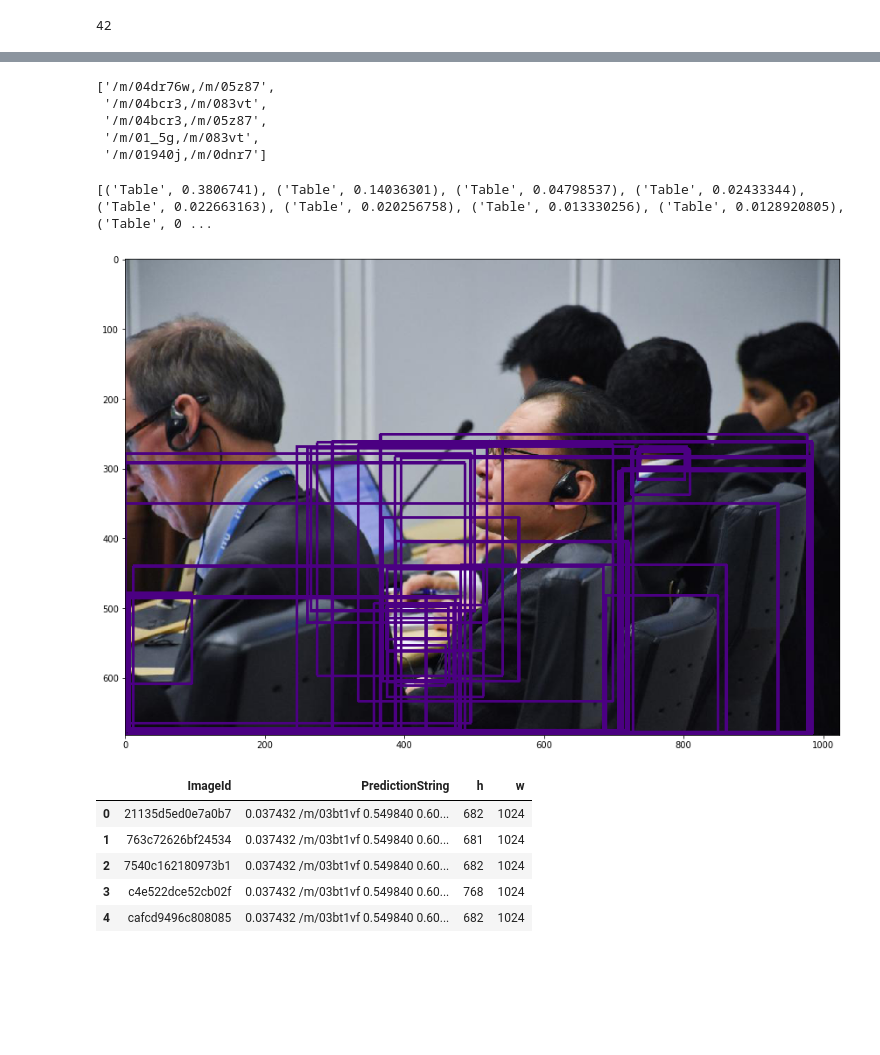
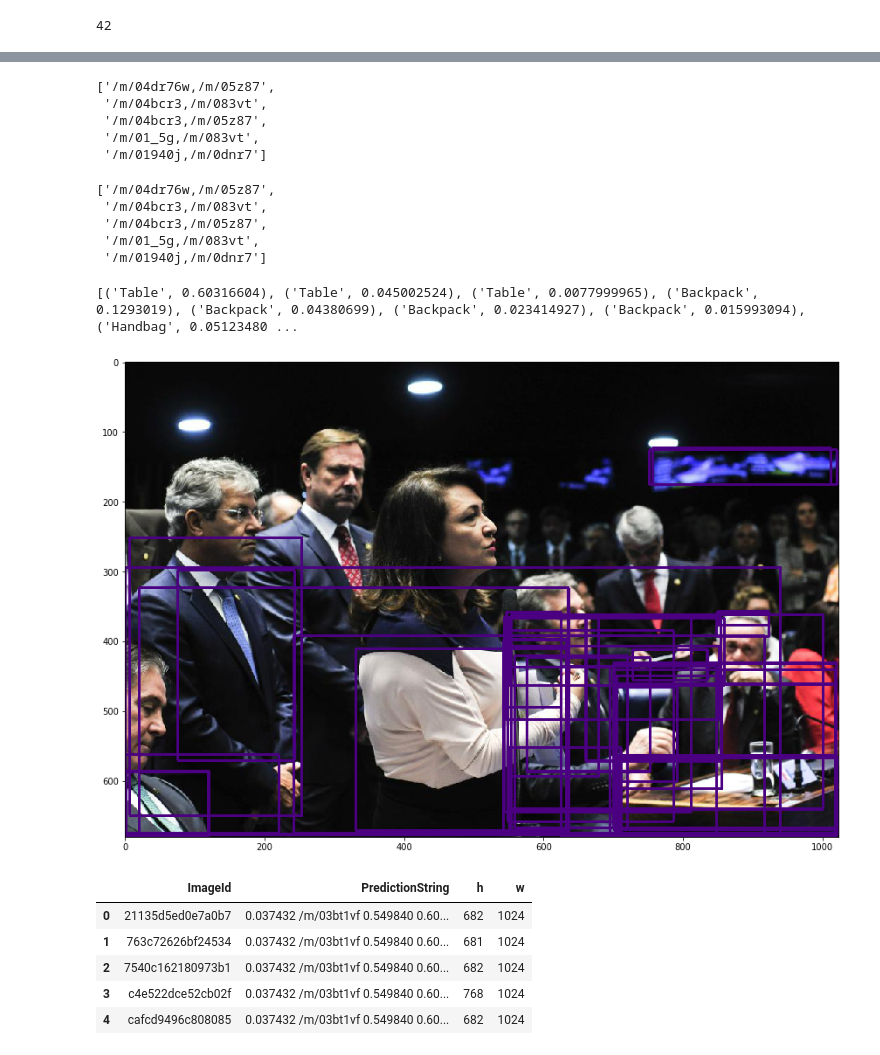
Before and after one commit to chicm/open-images-vrd, a Jupyter notebook: notebooks/submit-is-42.ipynb, the cells around one changed output, grey strips where cells are left out. Saved outputs shown, nothing was run; the diff lists cells and outputs as text; code cells hidden in the pictures; blank space fills up the shorter version.

```diff
--- a/notebooks/submit-is-42.ipynb
+++ b/notebooks/submit-is-42.ipynb
@@ -163,7 +167,7 @@ def draw_bounding_boxes_on_image(
 # %%
 # submission
 
-with open('/mnt/chicm/open-images-vrd/work_dirs/is_42_cas/preds_0726_2.pkl', 'rb') as f:
+with open('/mnt/chicm/open-images-vrd/work_dirs/is_42_cas/preds_0729.pkl', 'rb') as f:
     preds = pickle.load(f)
 # %%
 len(preds[0])
@@ -189,6 +193,14 @@ preds[0]
  array([], shape=(0, 5), dtype=float32),
  array([], shape=(0, 5), dtype=float32),
  array([], shape=(0, 5), dtype=float32)]
+# %%
+classes[:5]
+# %% [output]
+['/m/04dr76w,/m/05z87',
+ '/m/04bcr3,/m/083vt',
+ '/m/04bcr3,/m/05z87',
+ '/m/01_5g,/m/083vt',
+ '/m/01940j,/m/0dnr7']
 # %%
 classes[:5]
 # %% [output]
@@ -243,10 +255,10 @@ def show_preds(idx):
     #print(labels)
     print(list(zip(labels, p['scores'])))
 # %%
-show_preds(0)
+show_preds(1)
 # %% [output]
-[('Table', 0.3806741), ('Table', 0.14036301), ('Table', 0.04798537), ('Table', 0.02433344), ('Table', 0.022663163), ('Table', 0.020256758), ('Table', 0.013330256), ('Table', 0.0128920805), ('Table', 0 ...
+[('Table', 0.60316604), ('Table', 0.045002524), ('Table', 0.0077999965), ('Backpack', 0.1293019), ('Backpack', 0.04380699), ('Backpack', 0.023414927), ('Backpack', 0.015993094), ('Handbag', 0.05123480 ...
-[figure, old version]
+[figure, new version]
 # %%
 import struct
 import imghdr
```
Also changed, not shown: parts of 8 cells of this notebook, 3 other files.
